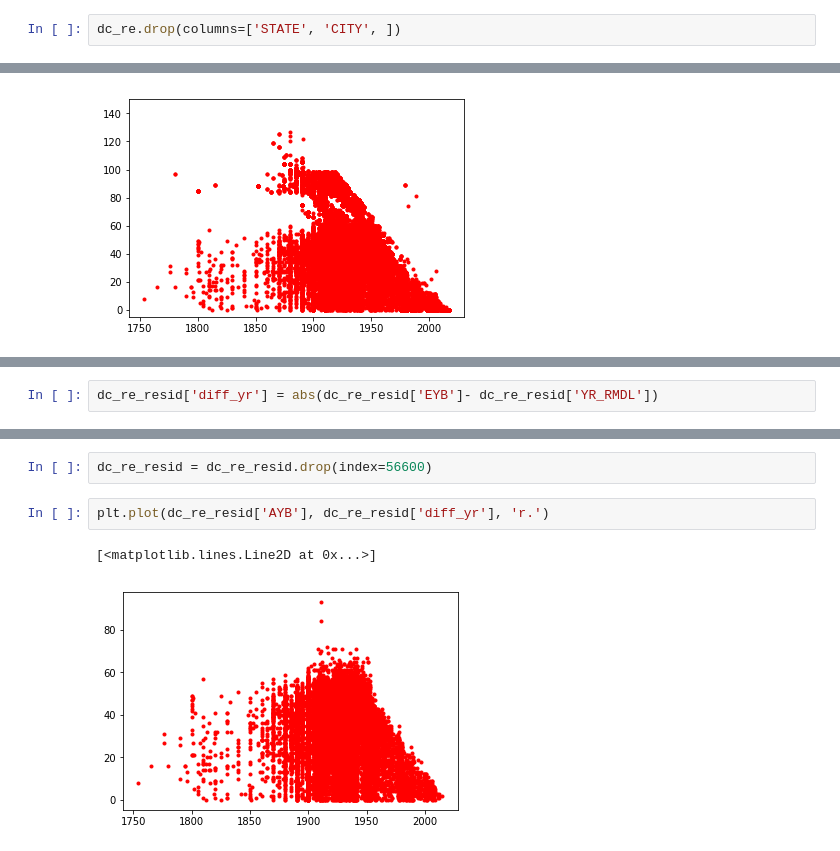
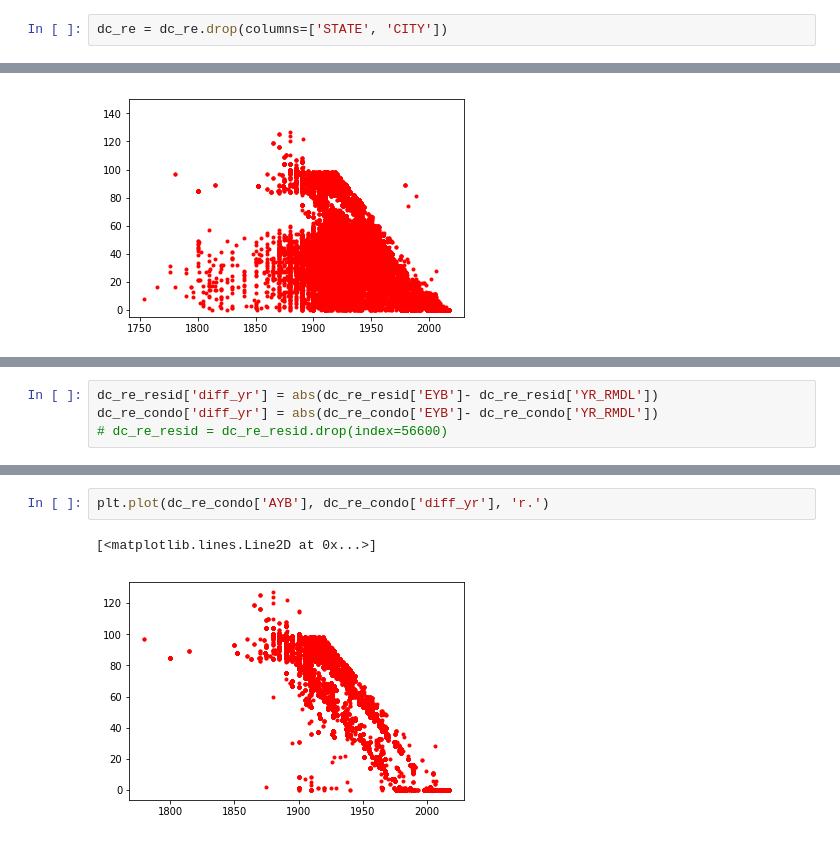
Before and after one commit to JustFairWell/thinkful, a Jupyter notebook: dsboot_Supervised_Cap.ipynb, the cells around one changed output, grey strips where cells are left out. Drawn from its saved outputs; the diff is of its cells as text.

```diff
--- a/dsboot_Supervised_Cap.ipynb
+++ b/dsboot_Supervised_Cap.ipynb
@@ -54,2 +34,2 @@ memory usage: 37.5+ MB
 # %%
-dc_re.drop(columns=['STATE', 'CITY', ])
+dc_re = dc_re.drop(columns=['STATE', 'CITY'])
@@ -207,2 +62,4 @@ KeyError: 0
 # %%
 dc_re_resid['diff_yr'] = abs(dc_re_resid['EYB']- dc_re_resid['YR_RMDL'])
+dc_re_condo['diff_yr'] = abs(dc_re_condo['EYB']- dc_re_condo['YR_RMDL'])
+# dc_re_resid = dc_re_resid.drop(index=56600)
@@ -219,7 +76,5 @@ dc_re_resid[dc_re_resid['diff_yr'] > 200].iloc[:,5:15]
-# %%
-dc_re_resid = dc_re_resid.drop(index=56600)
 # %%
-plt.plot(dc_re_resid['AYB'], dc_re_resid['diff_yr'], 'r.')
+plt.plot(dc_re_condo['AYB'], dc_re_condo['diff_yr'], 'r.')
 # %% [output]
 [<matplotlib.lines.Line2D at 0x...>]
-[figure, old version]
+[figure, new version]
```
Also changed, not shown: parts of 54 cells of this notebook.
